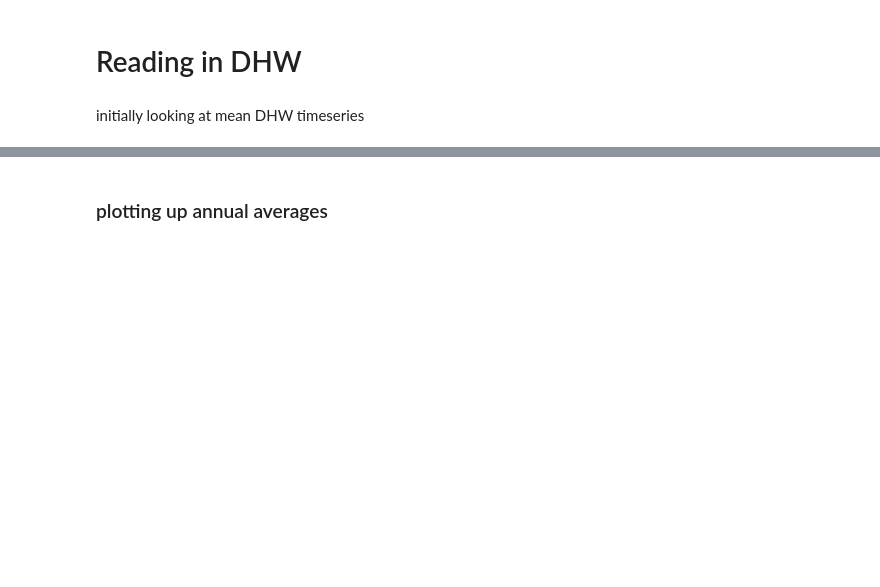
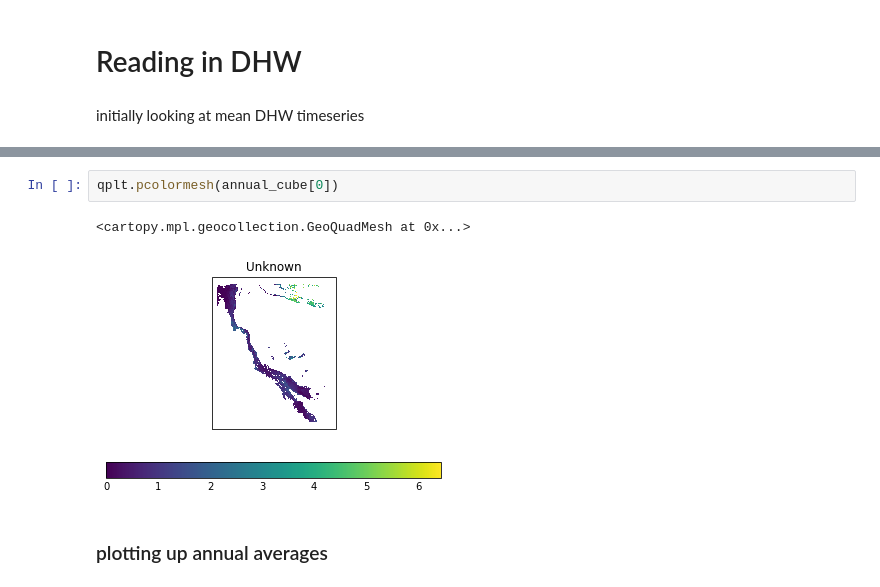
Before and after one commit to PaulHalloran/computeserv_jupyter, a Jupyter notebook: Callum_analysis_24June.ipynb, the cells around one changed output, grey strips where cells are left out. Saved outputs shown, nothing was run; the diff lists cells and outputs as text; blank space fills up the shorter version.

```diff
--- a/Callum_analysis_24June.ipynb
+++ b/Callum_analysis_24June.ipynb
@@ -147,5 +151,10 @@ annual_cube=cube.aggregated_by('year',iris.analysis.MEAN)
 
 annual_cube_area_avg = area_avg(annual_cube)
+# %%
+qplt.pcolormesh(annual_cube[0])
+# %% [output]
+<cartopy.mpl.geocollection.GeoQuadMesh at 0x...>
+[figure, added]
 # %% [markdown]
 ### plotting up annual averages
 # %%
```
Also changed, not shown: parts of 14 cells of this notebook.
